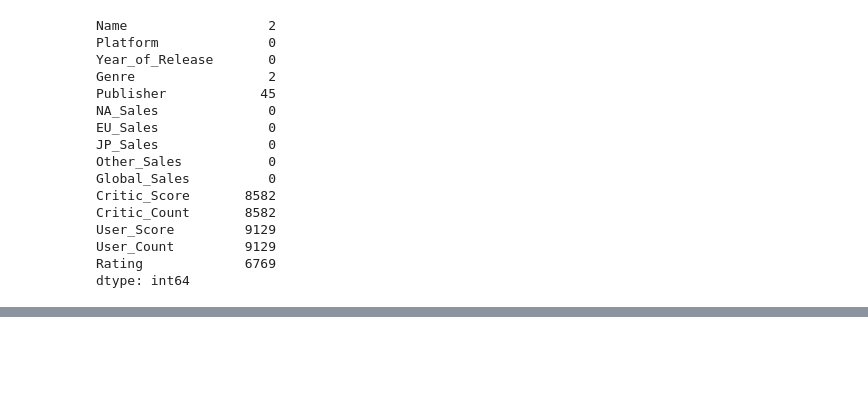
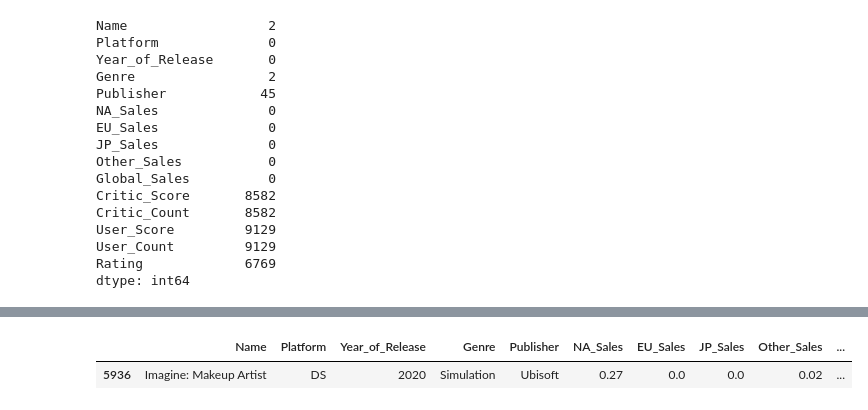
Before and after one commit to fvea/exploratory-data-analysis-video-games-sales, a Jupyter notebook: data_cleaning_script.ipynb, the cells around one changed output, grey strips where cells are left out. Saved outputs shown, nothing was run; the diff lists cells and outputs as text; code cells hidden in the pictures; blank space fills up the shorter version.

Commit message:
Added data cleaning and transformation to data_cleaning_script.ipynb and updated vg_sales_cleaned.csv

```diff
--- a/data_cleaning_script.ipynb
+++ b/data_cleaning_script.ipynb
@@ -151,0 +152,3 @@ vg_sales.to_csv('./')
+# %%
+# Change the datatype of Year_of_Release column into integer.
+vg_sales['Year_of_Release'] = vg_sales['Year_of_Release'].astype(np.int)
@@ -151,0 +171,6 @@ vg_sales.to_csv('./')
+# %%
+# Checking the game with a 2020 year release:
+vg_sales[vg_sales.Year_of_Release == 2020]
+# %% [output]
+|  | Name | Platform | Year_of_Release | Genre | Publisher | NA_Sales | EU_Sales | JP_Sales | Other_Sales | ... |
+| 5936 | Imagine: Makeup Artist | DS | 2020 | Simulation | Ubisoft | 0.27 | 0.0 | 0.0 | 0.02 | ... |
```
Also changed, not shown: parts of 11 cells of this notebook, 2 other files.
